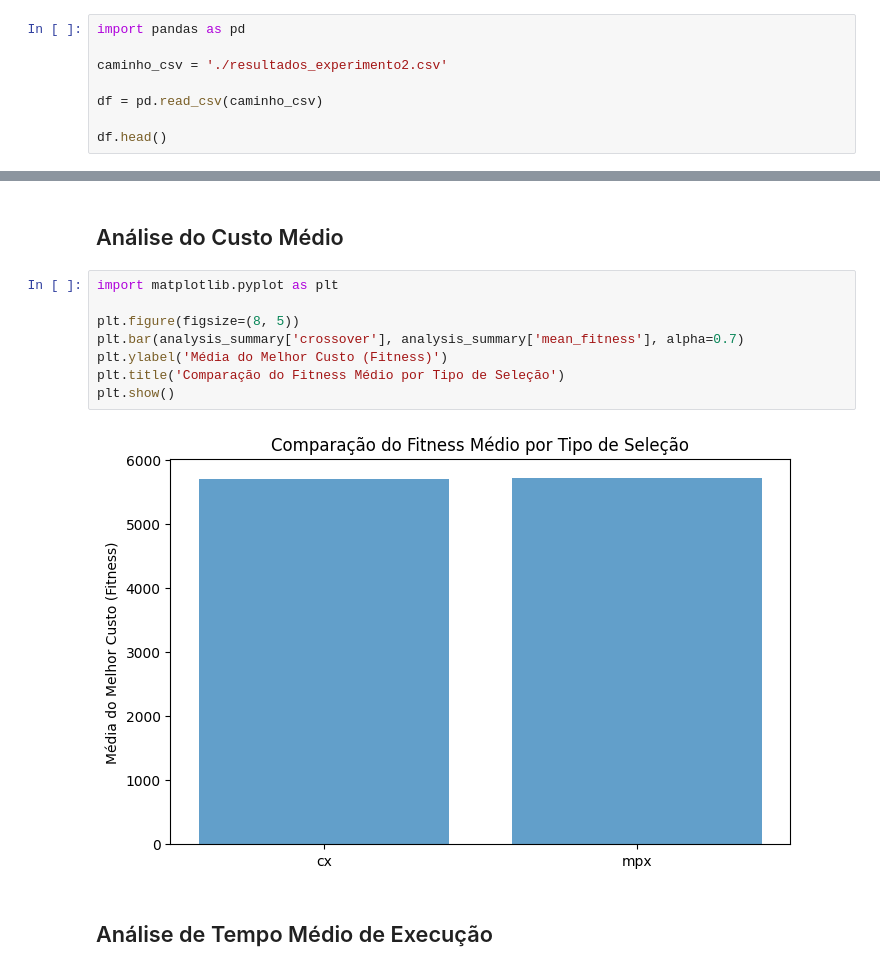
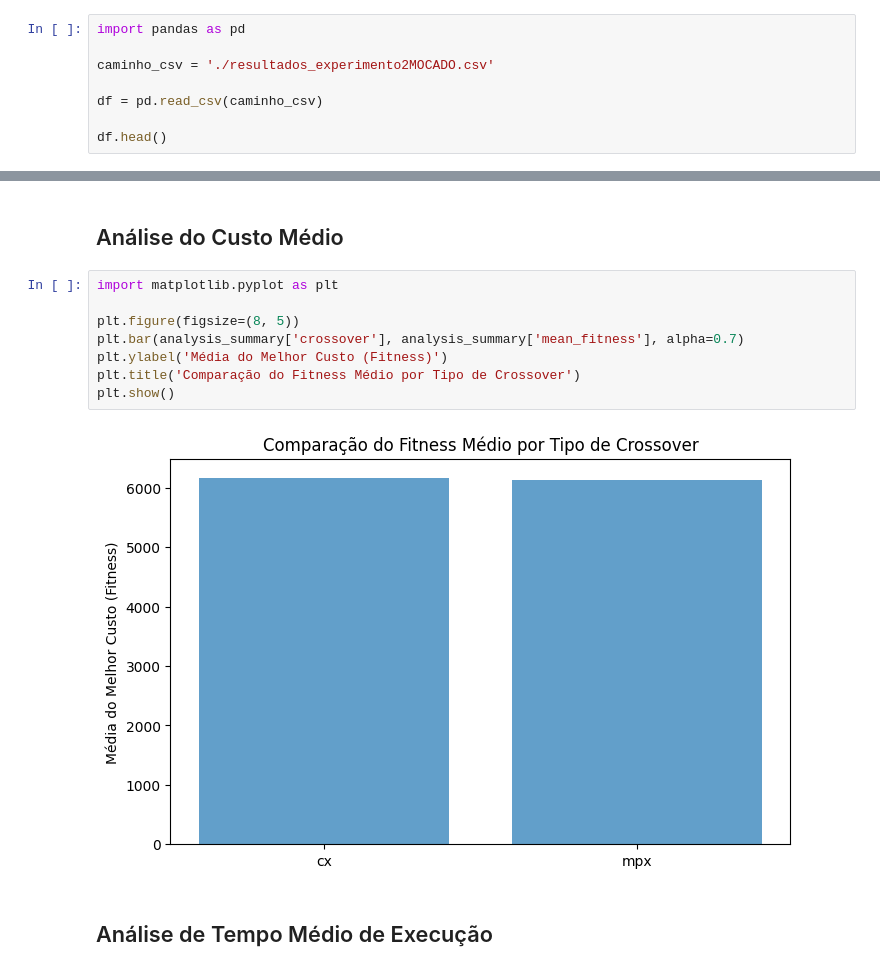
Before and after one commit to lucasgabrielbritosilveira/IA-AlgoritmosGeneticos, a Jupyter notebook: results/experimento2.ipynb, the cells around one changed output, grey strips where cells are left out. Saved outputs shown, nothing was run; the diff lists cells and outputs as text.

```diff
--- a/results/experimento2.ipynb
+++ b/results/experimento2.ipynb
@@ -3,7 +3,7 @@
 # %%
 import pandas as pd
 
-caminho_csv = './resultados_experimento2.csv'
+caminho_csv = './resultados_experimento2MOCADO.csv'
 
 df = pd.read_csv(caminho_csv)
 
@@ -55,13 +55,13 @@ analysis_summary
 # %%
 import matplotlib.pyplot as plt
 
 plt.figure(figsize=(8, 5))
 plt.bar(analysis_summary['crossover'], analysis_summary['mean_fitness'], alpha=0.7)
 plt.ylabel('Média do Melhor Custo (Fitness)')
-plt.title('Comparação do Fitness Médio por Tipo de Seleção')
+plt.title('Comparação do Fitness Médio por Tipo de Crossover')
 plt.show()
 # %% [output]
-[figure, old version]
+[figure, new version]
 # %% [markdown]
 ## Análise de Tempo Médio de Execução
 # %%
```
Also changed, not shown: parts of 7 cells of this notebook, 13 other files.
